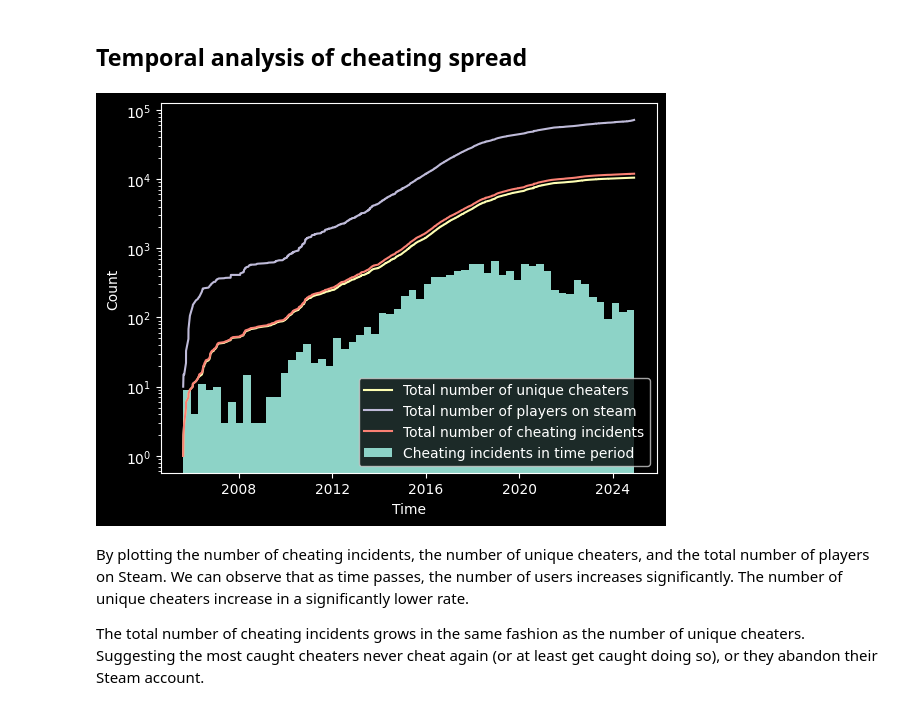
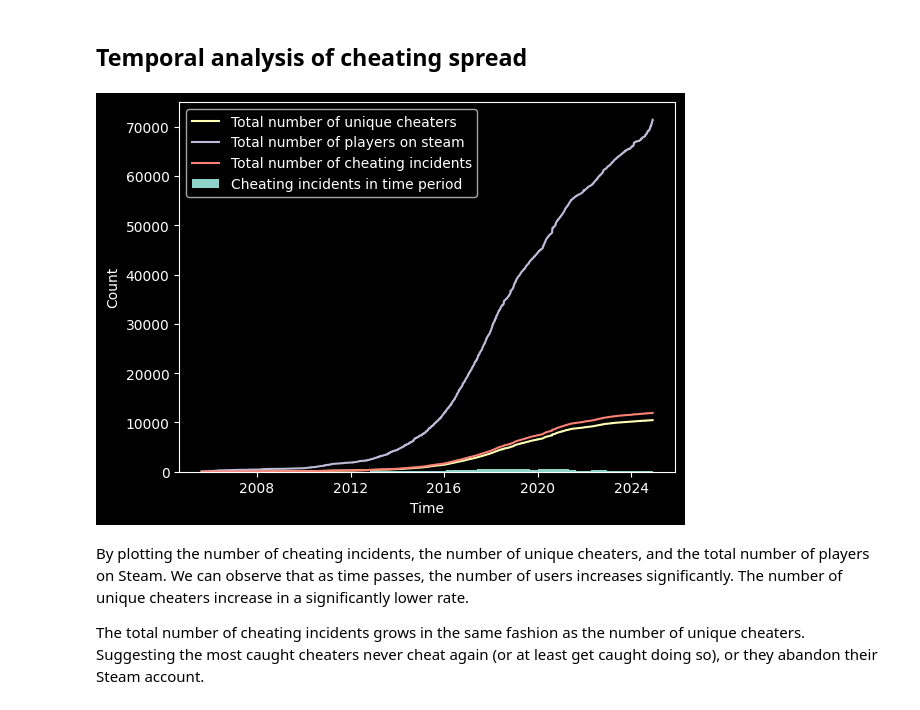
Before and after one commit to Aryyt/steam_cheater_network_analysis, a Jupyter notebook: BloomsWorkspace.ipynb, the cells around one changed output. Drawn from its saved outputs; the diff is of its cells as text; code cells hidden in the pictures.

```diff
--- a/BloomsWorkspace.ipynb
+++ b/BloomsWorkspace.ipynb
@@ -60,0 +75,38 @@ data:DataFrame = fullData.loc[
+# %%
+from typing import cast
+from pandas import Series
+
+
+friendshipData = data["friendsList"]
+
+for i, e in data.iterrows():
+    i = cast(str, i)
+    friends= e["friendsList"]
+    if(friends is None):
+        continue
+
+    for friend in friends:
+        otherID = friend["steamid"]
+        friendsMapping[i].add(otherID)
+        friendsMapping[otherID].add(i)
+
+fmL  = {i : list(friendsMapping[cast(str,i)]) if i in friendsMapping else [] for i, _ in data.iterrows()}
+
+data["augmentedFriends"] = Series(fmL)
+# %%
+def determineFriendListPrivacy(x: Entry):
+    # We see the friendlist, it is public
+    if len(x["friendsList"]) > 0:
+        return True
+
+    # We see that other friends are friends with this user, despite the list being empty
+    # (Friendships are bidirectional on steam)
+    if len(x["augmentedFriends"]) > 0:
+        return False
+
+    # Assume the default visibility is public
+    # No discrepancies between actual friendlist and inferred friendslist
+    return True
+
+
+data["isFriendsListPublic"] = data.apply(determineFriendListPrivacy, axis=1)
@@ -154,7 +208,7 @@ One can notice that for cheaters, we actually generate one extra ban instance. T
 data["synthesizedTimes"] = data.apply(synthesizeEventTimes, axis=1)
 
 # Try to get the existience
-def getLatestTime(x :dict[str, Any]):
+def getLatestTime(x : Entry):
     latestBanTime = x["LastBanTime"]
     if not isnan(latestBanTime):
         return latestBanTime
@@ -174,7 +228,7 @@ validTimeMax = np.max(latestTime)
 validTimeMin = np.min(earliestTime)
 validTimeRange = validTimeMax - validTimeMin
 
-def populateCreationTimes(x : dict[str, Any]):
+def populateCreationTimes(x : Entry):
     timecreated = x["timecreated"]
 
     # We already have the information we need
@@ -223,35 +277,35 @@ count = 0
 
 for i, e in data.sort_values("timecreated").iterrows():
     count+=1
     steamId = i
     banTimes  = e["EstimatedBanTimes"]
 
     for t in banTimes:
         cheatingIncidents.append((t, i))
         numPlayers.append(count)
 
     if(len(banTimes) == 0):
         continue
 
 cheatingIncidents.sort(key = lambda x : x[0])
 
 cheatingTimes = []
 cheatingCount = [i+1 for i in range(len(cheatingIncidents))]
 for t in cheatingIncidents:
     cheatingTimes.append(datetime.fromtimestamp(t[0]))
     uniqueCheaters.add(t[1])
     numUniqueCheaters.append(len(uniqueCheaters))
 
-plt.hist(cheatingTimes, log=True, bins="auto")
+plt.hist(cheatingTimes, log=False, bins="auto")
 plt.xlabel("Time")
 plt.ylabel("Count")
 plt.plot(cheatingTimes,numUniqueCheaters)
 plt.plot(cheatingTimes,numPlayers)
 plt.plot(cheatingTimes,cheatingCount)
 plt.legend(["Total number of unique cheaters", "Total number of players on steam", "Total number of cheating incidents", "Cheating incidents in time period"])
 plt.show()
 # %% [output]
-[figure, old version]
+[figure, new version]
 # %% [markdown]
 By plotting the number of cheating incidents, the number of unique cheaters, and the total number of players on Steam. We can observe that as time passes, the number of users increases significantly. The number of unique cheaters increase in a significantly lower rate.
 
```
Also changed, not shown: parts of 11 cells of this notebook.
